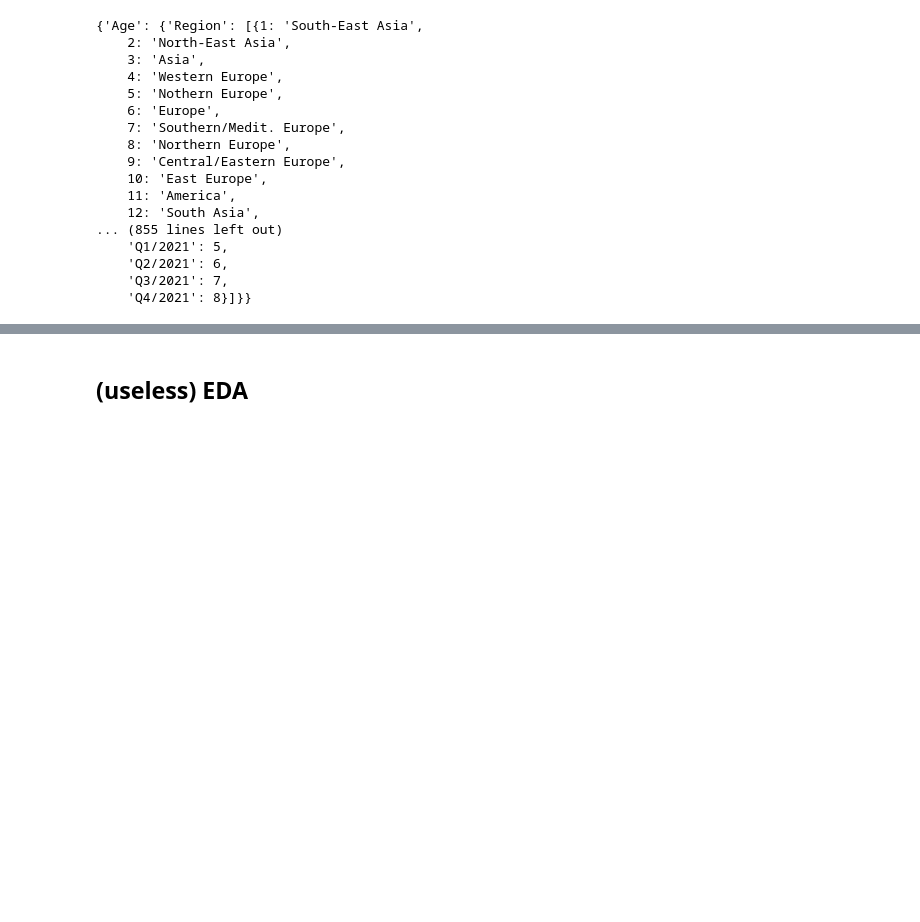
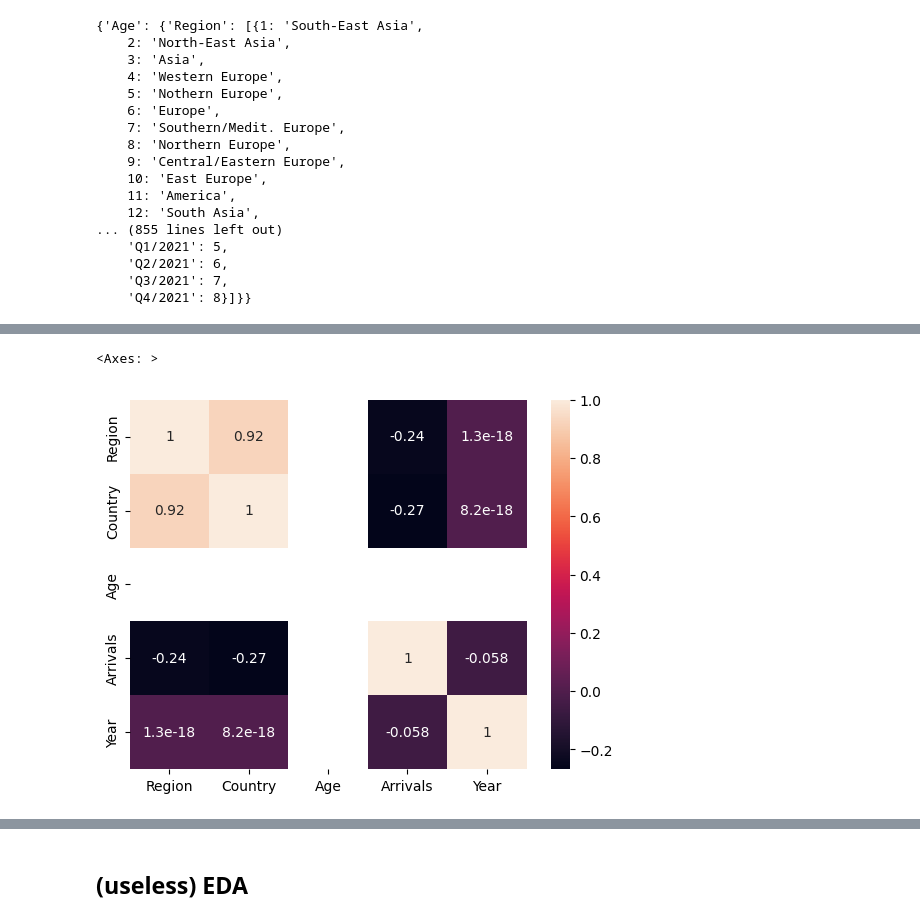
Before and after one commit to KagErou710/BIA, a Jupyter notebook: test2.ipynb, the cells around one changed output, grey strips where cells are left out. Drawn from its saved outputs; the diff is of its cells as text; code cells hidden in the pictures; blank space fills up the shorter version.

```diff
--- a/test2.ipynb
+++ b/test2.ipynb
@@ -112,0 +137,5 @@ contentsDict
+# %%
+sns.heatmap(dfAge2[dfList[0]['Age'] == 3].corr(), annot=True)
+# %% [output]
+<Axes: >
+[figure, added]
```
Also changed, not shown: parts of 9 cells of this notebook, 1 other file.
